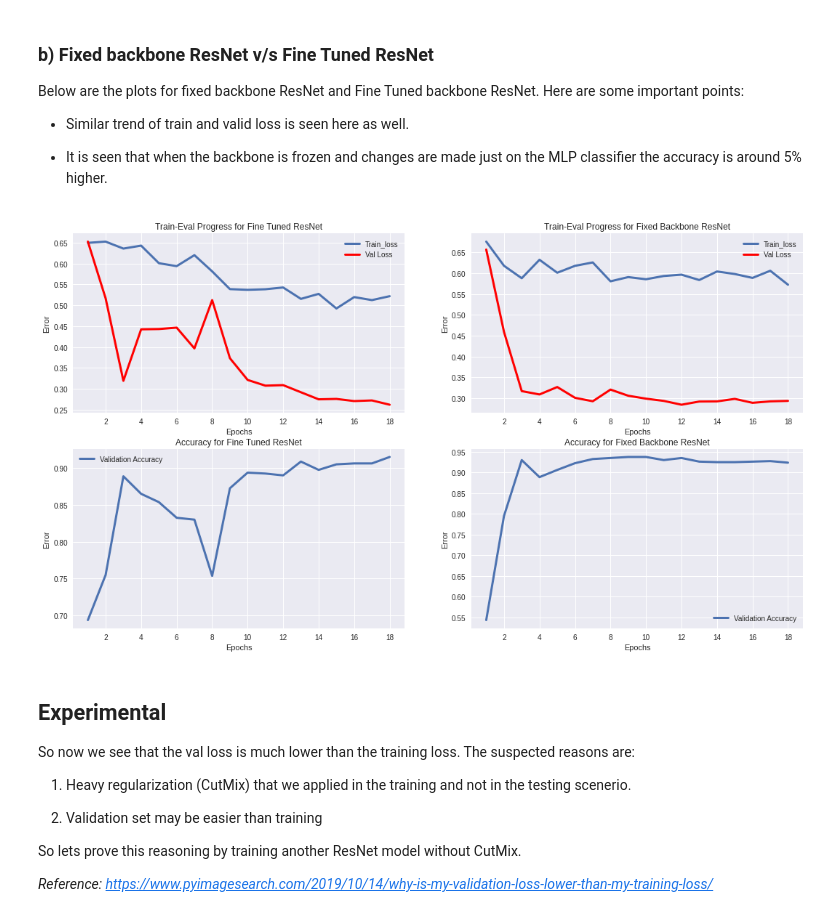
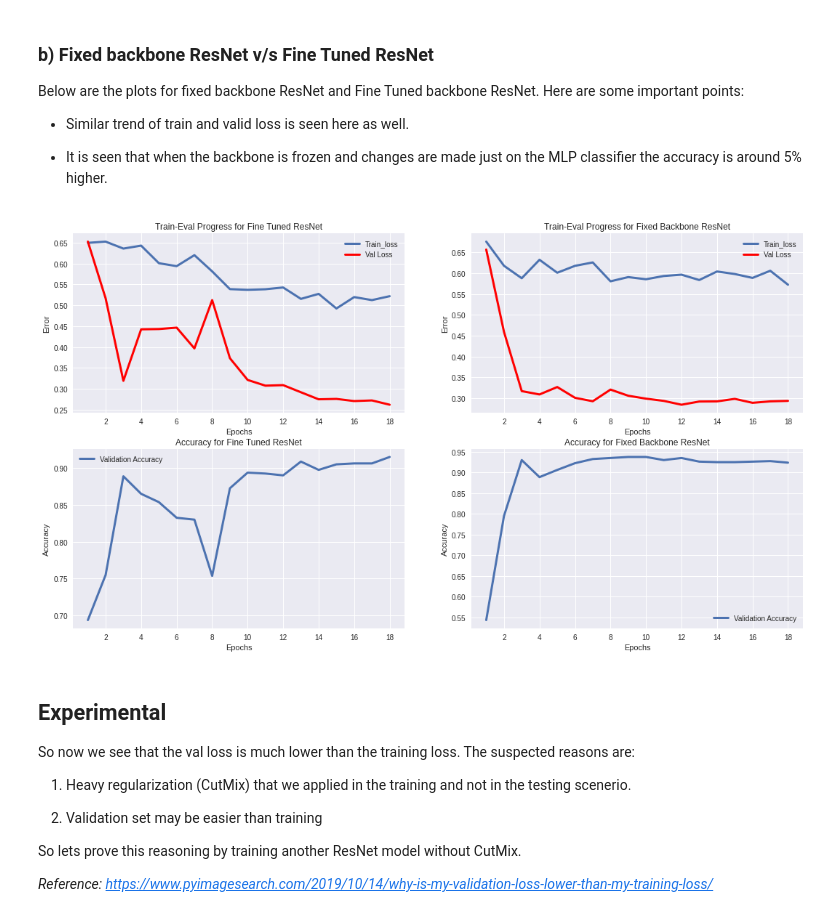
Before and after one commit to vardeep-sandhu/CudaLab, a Jupyter notebook: Sheet04/Sheet04.ipynb, the cells around one changed output. Saved outputs shown, nothing was run; the diff lists cells and outputs as text; code cells hidden in the pictures.

```diff
--- a/Sheet04/Sheet04.ipynb
+++ b/Sheet04/Sheet04.ipynb
@@ -574,36 +574,36 @@ ax[0][0].set_xticks(np.arange(2, 19, step=2))
 
 ax[0][0].set_title("Train-Eval Progress for Fine Tuned ResNet")
 
 
 ax[0][1].plot(stats_resnet_fixed_epoch18['epoch'], stats_resnet_fixed_epoch18['train_loss'], label="Train_loss", linewidth=3)
 ax[0][1].plot(stats_resnet_fixed_epoch18['epoch'], stats_resnet_fixed_epoch18['val_loss'], label="Val Loss", c='red', linewidth=3)
 ax[0][1].legend(loc='best')
 ax[0][1].set_xlabel("Epochs")
 ax[0][1].set_ylabel("Error")
 ax[0][1].set_xticks(np.arange(2, 19, step=2))
 ax[0][1].set_title("Train-Eval Progress for Fixed Backbone ResNet")
 
 # accuracy
 ax[1][0].plot(stats_resnet_finetuned['epoch'], stats_resnet_finetuned['valid_acc'], label="Validation Accuracy", linewidth=3)
 ax[1][0].legend(loc='best')
 ax[1][0].set_xlabel("Epochs")
-ax[1][0].set_ylabel("Error")
+ax[1][0].set_ylabel("Accuracy")
 ax[1][0].set_xticks(np.arange(2, 19, step=2))
 
 ax[1][0].set_title("Accuracy for Fine Tuned ResNet")
 
 
 ax[1][1].plot(stats_resnet_fixed_epoch18['epoch'], stats_resnet_fixed_epoch18['valid_acc'], label="Validation Accuracy", linewidth=3)
 ax[1][1].legend(loc='best')
 ax[1][1].set_xlabel("Epochs")
-ax[1][1].set_ylabel("Error")
+ax[1][1].set_ylabel("Accuracy")
 ax[1][1].set_xticks(np.arange(2, 19, step=2))
 
 ax[1][1].set_title("Accuracy for Fixed Backbone ResNet")
 
 plt.show()
 # %% [output]
-[figure, old version]
+[figure, new version]
 # %% [markdown]
 ## Experimental
 
```
Also changed, not shown: parts of 3 cells of this notebook, 1 other file.
